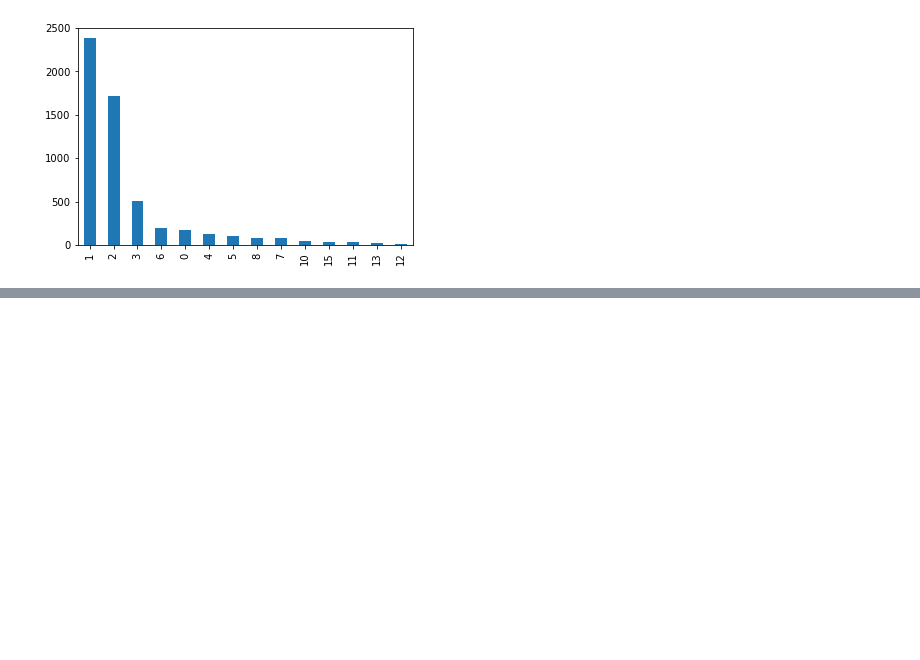
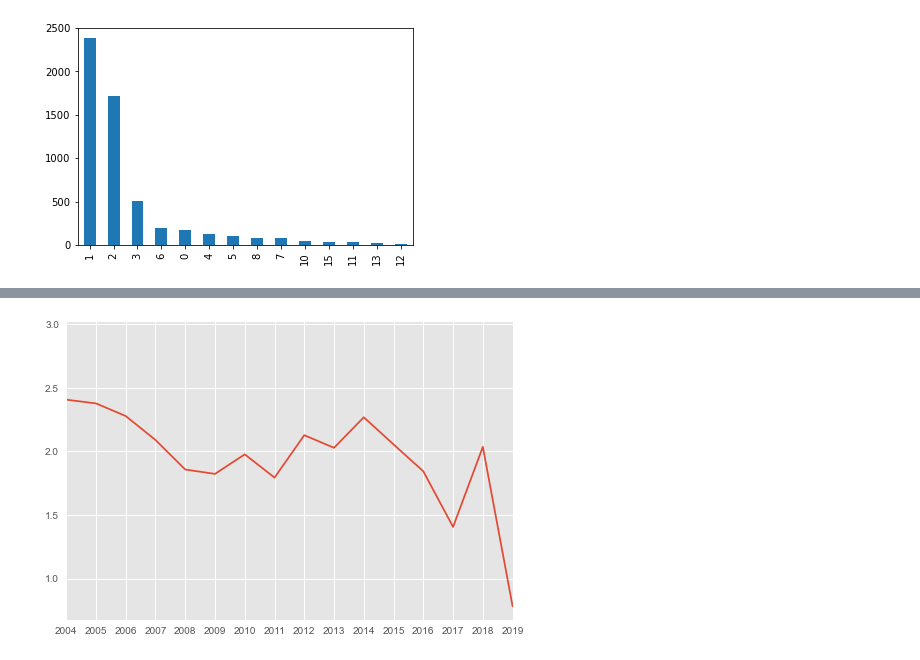
Before and after one commit to mpolch/datachallenge, a Jupyter notebook: notebooks/afeb_format_scraped_data.ipynb, the cells around one changed output, grey strips where cells are left out. Saved outputs shown, nothing was run; the diff lists cells and outputs as text; code cells hidden in the pictures; blank space fills up the shorter version.

```diff
--- a/notebooks/format_scraped_data-Copy1.ipynb
+++ b/notebooks/afeb_format_scraped_data.ipynb
@@ -210,0 +314,13 @@ companies_merged.to_csv('../data/processed/scraped_companies_merged_survival.csv
+# %%
+current_ratio_avg = companies_merged_continuous_from2005.groupby("fiscal_year").agg(
+    mean_current_ratio=("current_ratio", "mean"),
+    median_current_ratio=("current_ratio", "median"),
+)
+
+fig, ax = plt.subplots()
+ax.plot(current_ratio_avg.index, current_ratio_avg["median_current_ratio"])
+ax.set_xlim([2004, 2019])
+ax.set_xticks(list(range(2004, 2020)))
+plt.show()
+# %% [output]
+[figure, added]
```
Also changed, not shown: parts of 22 cells of this notebook, 1 other file.
